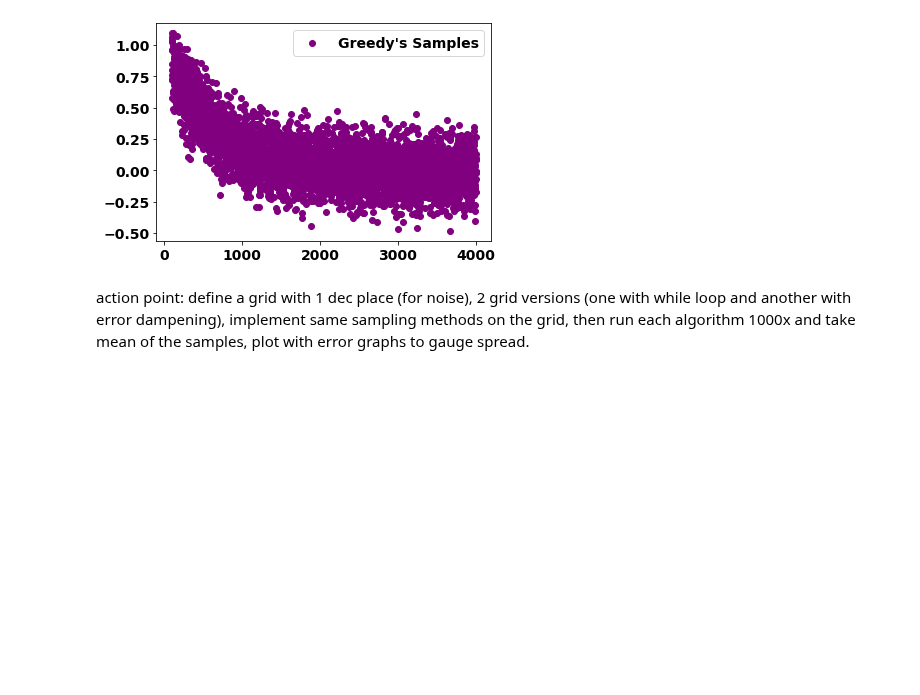
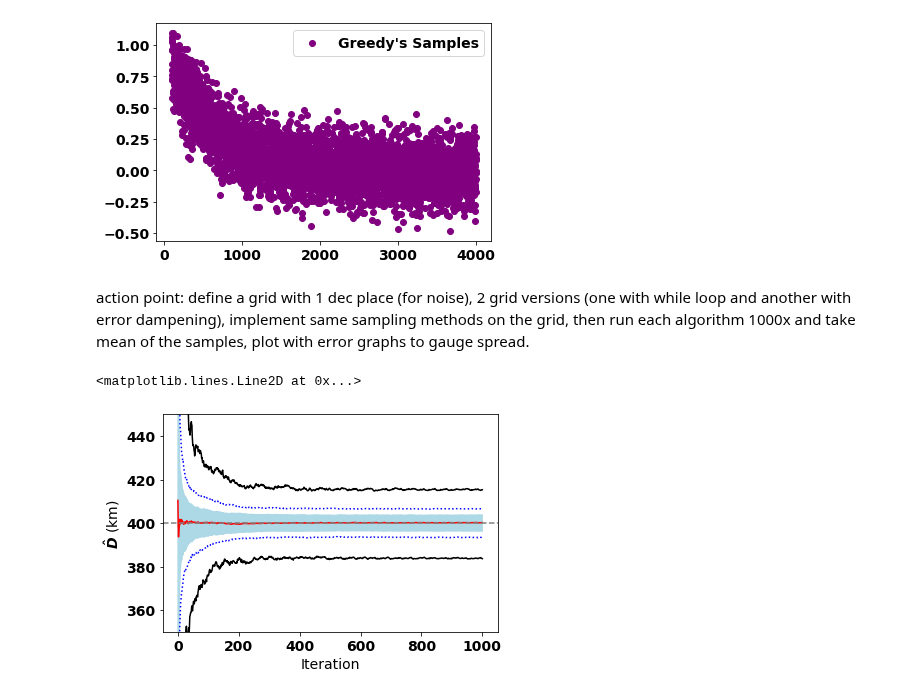
Before and after one commit to mustafa-majid-uu/curvefit_sampling, a Jupyter notebook: sampling_v3.ipynb, the cells around one changed output. Cells and saved outputs as stored; diff of their text form; code cells hidden in the pictures; blank space fills up the shorter version.

```diff
--- a/sampling_v3.ipynb
+++ b/sampling_v3.ipynb
@@ -598,0 +642,20 @@ action point: define a grid with 1 dec place (for noise), 2 grid versions (one w
+# %%
+plt.figure(77)
+plt.plot(i_arr,Dhat_u_min, c='black')
+plt.plot(i_arr,Dhat_u_max, c='black')
+
+plt.plot(i_arr,Dhat_u_q1, color='lightblue')
+plt.plot(i_arr,Dhat_u_med,color = 'red')
+plt.plot(i_arr,Dhat_u_q3, color='lightblue')
+plt.plot(i_arr,Dhat_u_10, color='blue',linestyle = 'dotted')
+plt.plot(i_arr,Dhat_u_90, color='blue',linestyle = 'dotted')
+
+plt.fill_between(i_arr, Dhat_u_q1, Dhat_u_q3, color='lightblue')
+
+plt.ylim([350,450])
+plt.ylabel('$\hat{D}$ (km)')
+plt.xlabel('Iteration')
+plt.axhline(y=(ValueTRUE), color='gray', linestyle='--')
+# %% [output]
+<matplotlib.lines.Line2D at 0x...>
+[figure, added]
```
Also changed, not shown: parts of 3 cells of this notebook, 51 other files.
